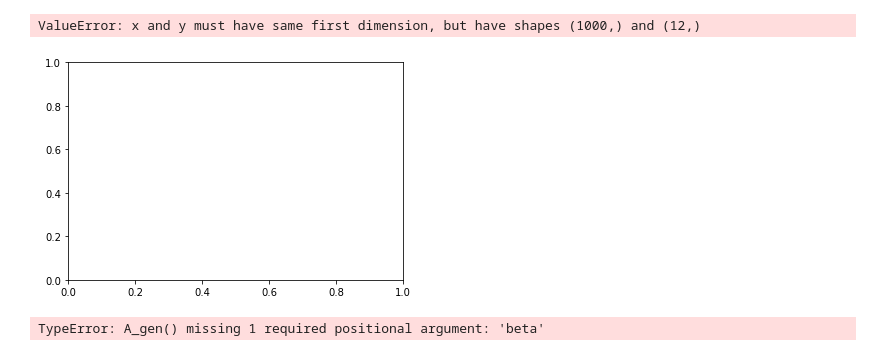
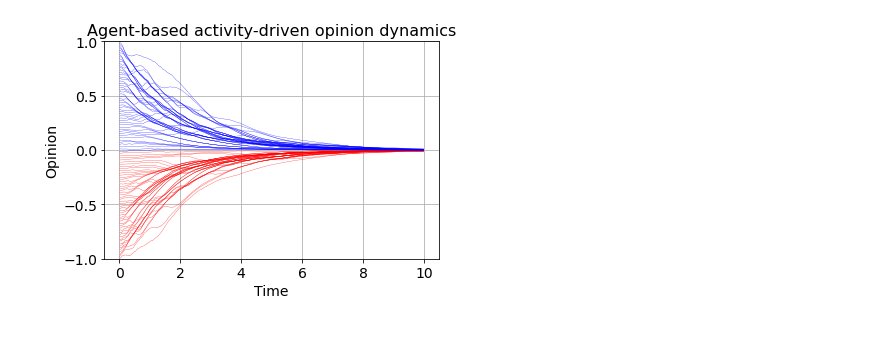
Before and after one commit to J3nF/Echo-Chamber, a Jupyter notebook: Jens-Echo-Chamber-Hobby.ipynb, the cells around one changed output. Cells and saved outputs as stored; diff of their text form; code cells hidden in the pictures.

Commit message:
Added opinion-updating for agents. Added more robust matplotlib script. Model is running fine! :)

```diff
--- a/Jens-Echo-Chamber-Hobby.ipynb
+++ b/Jens-Echo-Chamber-Hobby.ipynb
@@ -12,13 +13,13 @@ class Agent:
         self.a=activity
         #self.active=False
 
-    def setOpinion(opinion):
+    def setOpinion(self, opinion):
         self.x=opinion
 
     def getOpinion(self):
         return self.x
 
-    def setActivity(activity):
+    def setActivity(self, activity):
         self.a=activity
 
 class Model:
@@ -40,6 +41,11 @@ class Model:
             allOpinions[i] = self.network[i].getOpinion()
         return allOpinions
 
+    def updateAllOpinions(self, newOpinions):
+        if len(self.network) == len(newOpinions):
+            for i in range(len(self.network)):
+                self.network[i].setOpinion(newOpinions[i])
+
 class PowerLaw(rv_continuous):
     """Activitiy sampling distribution identical to Baumann et al.
     It models the intuitive assumption, that by far most people
@@ -160,29 +155,31 @@ array([[-1.        , -1.00543708, -1.00523002, ..., -1.00433655,
 # %%
+# Plotting
+
+plt.rcParams.update({'font.size': 14})
+
 color = 'b'
-timestep = np.arange(0, 10, dt)
-#iterate through network and draw lines
+time_finish = len(opinionStorage)*dt
+time_0 = 0
+times = np.arange(time_0, time_finish, dt)
 
-
-for i in opinionStorage.T:
-    if sum(i) < 0:
+for i in range(len(opinionStorage.T)):
+    if opinionStorage.T[i][-1] < 0:
         color = 'r'
     else:
         color ='b'
-    plt.plot(timestep, i, color)
+    plt.plot(times, opinionStorage.T[i], color, linewidth=.25)
 
 
 plt.xlabel('Time')
 plt.ylabel('Opinion')
-plt.title('Figure 1')
+plt.title('Agent-based activity-driven opinion dynamics', size=16)
+plt.grid()
+plt.ylim([-1, 1])
+#plt.xticks([0, 5, 10])
+#plt.yticks([-5, 0, 5])
+plt.show()
 
-plt.ylim([-1, 1])
-plt.xticks([0, 5, 10])
-plt.yticks([-5, 0, 5])
-plt.show()
+# Uncomment if you do want to save the figure:
+#fig.savefig('Plot--N=',N,'--alpha=',alpha_current,'--beta=',beta_current,'.png')
 # %% [output]
-ValueError: x and y must have same first dimension, but have shapes (1000,) and (12,)
-[figure, old version]
+[figure, new version]
-# %%
-A_gen(model.getAllOpinions())
-# %% [output]
-TypeError: A_gen() missing 1 required positional argument: 'beta'
```
Also changed, not shown: parts of 5 cells of this notebook.
